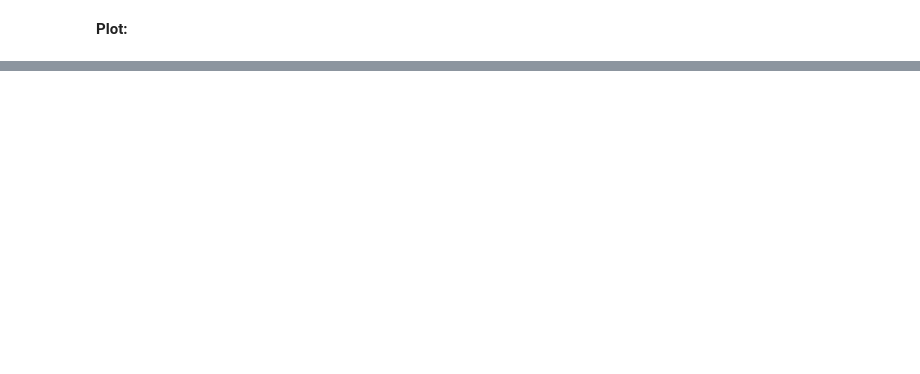
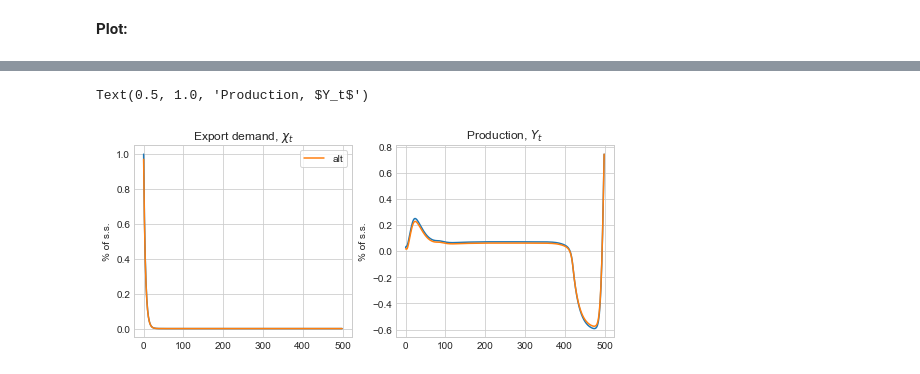
Before and after one commit to HansChristianPOLIT/MiniMAKRO, a Jupyter notebook: TestExample.ipynb, the cells around one changed output, grey strips where cells are left out. Saved outputs shown, nothing was run; the diff lists cells and outputs as text; code cells hidden in the pictures; blank space fills up the shorter version.

```diff
--- a/TestExample.ipynb
+++ b/TestExample.ipynb
@@ -323,0 +347,5 @@ Text(0.5, 1.0, 'End-of-period savings, $B^R_{a,t}$')
+# %%
+model_copy = model.copy()
+model_copy.par.Lambda = 0.01
+model_copy.find_ss(0.50)
+model_copy.calc_jac(do_print=True)
@@ -323,0 +370,5 @@ Text(0.5, 1.0, 'End-of-period savings, $B^R_{a,t}$')
+# %%
+Tshock = 50
+shock = 0.01*ss.chi
+persistence = 0.8**np.arange(Tshock)
+model_copy.sol.chi[:Tshock] = model_copy.ss.chi + shock*persistence
@@ -323,0 +395,20 @@ Text(0.5, 1.0, 'End-of-period savings, $B^R_{a,t}$')
+# %%
+T_IRF = 500
+
+fig = plt.figure(figsize=(3*6,3*6/1.5))
+
+ax = fig.add_subplot(3,4,1)
+ax.plot((sol.chi[:T_IRF]/ss.chi-1)*100)
+ax.plot((model_copy.sol.chi[:T_IRF]/model_copy.ss.chi-1)*100,label='alt')
+ax.set_ylabel('% of s.s.')
+ax.set_title('Export demand, $\chi_t$')
+ax.legend(frameon=True)
+
+ax = fig.add_subplot(3,4,2)
+ax.plot((sol.Y[:T_IRF]/ss.Y-1)*100)
+ax.plot((model_copy.sol.Y[:T_IRF]/model_copy.ss.Y-1)*100,label='alt')
+ax.set_ylabel('% of s.s.')
+ax.set_title('Production, $Y_t$')
+# %% [output]
+Text(0.5, 1.0, 'Production, $Y_t$')
+[figure, added]
```
Also changed, not shown: parts of 23 cells of this notebook, 2 other files.
